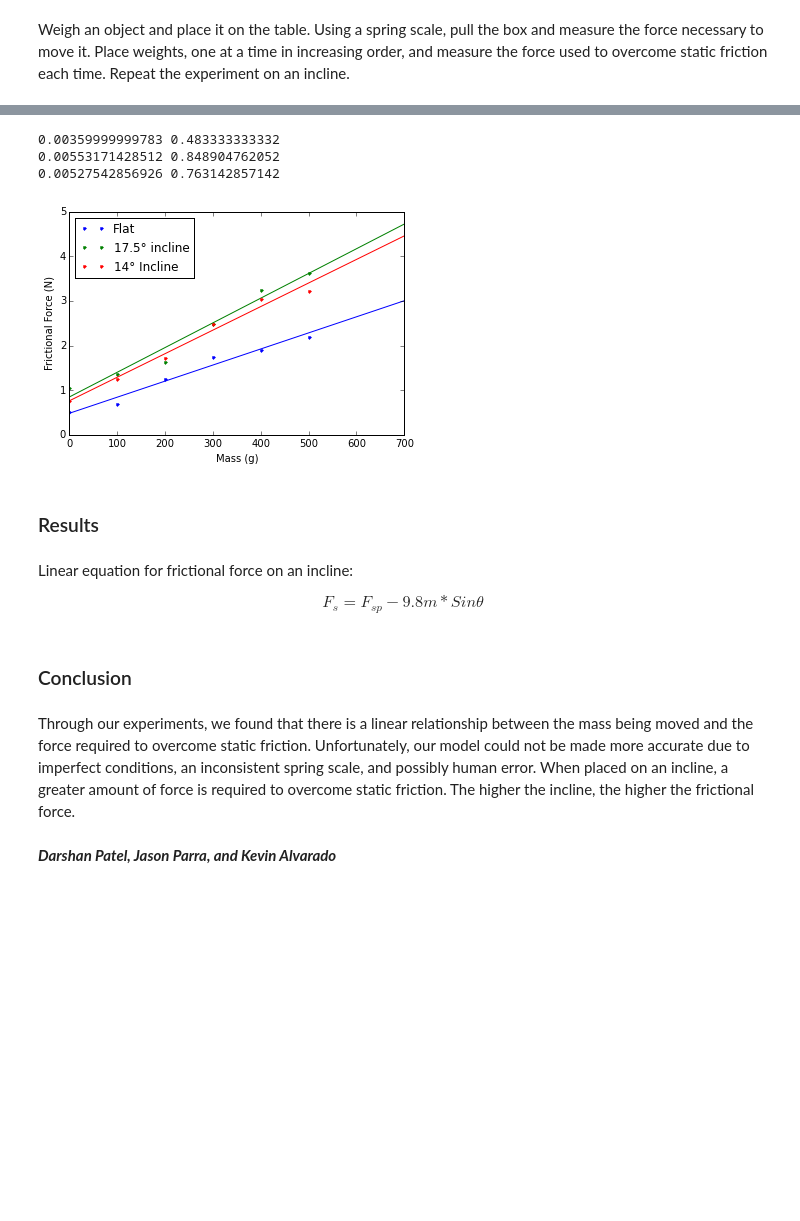
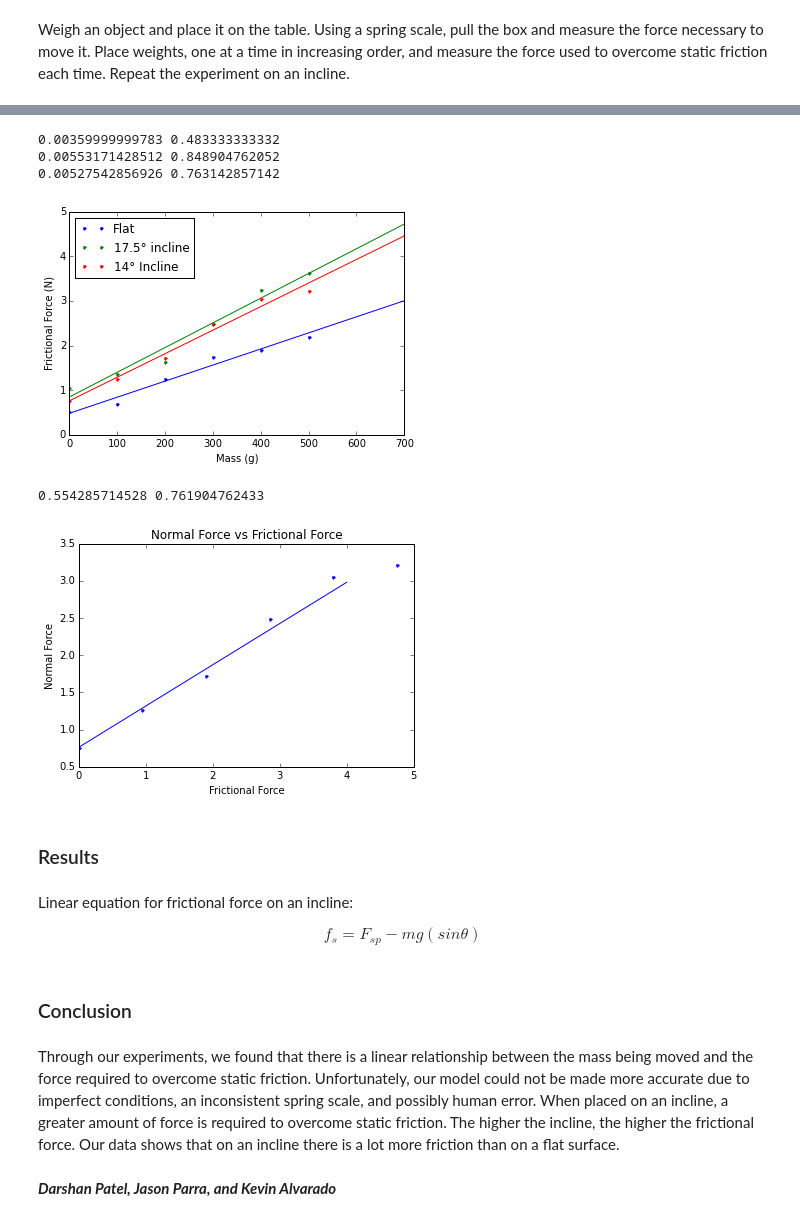
Before and after one commit to iDarshan12/Physics-Labs, a Jupyter notebook: Modelling Static Friction.ipynb, the cells around one changed output, grey strips where cells are left out. Cells and saved outputs as stored; diff of their text form; code cells hidden in the pictures; blank space fills up the shorter version.

Commit message:
Completed graph

```diff
--- a/Modelling Static Friction.ipynb
+++ b/Modelling Static Friction.ipynb
@@ -66,41 +77,60 @@ xm = np.linspace(0, 700, 400)
 x=[0, 100, 200, 300, 400, 500]
 y=[1.05, 1.36, 1.626, 2.489, 3.251, 3.615]
 
 plt.plot(x,y,'g.', label="17.5° incline")
 
 a,b = curve_fit(model, x, y)[0]
 print(a,b)
 plt.plot(xm, model(xm, a, b))
 plt.xlabel("Mass (g)")
 plt.ylabel("Frictional Force (N)")
 
 def model (x ,a, b):
     return a*x + b
 xm = np.linspace(0, 700, 400)
 x=[0, 100, 200, 300, 400, 500]
 y=[.75, 1.26, 1.726, 2.489, 3.052, 3.215]
 
+
+
 plt.plot(x,y,'r.', label="14° Incline")
 a,b = curve_fit(model, x, y)[0]
 print(a,b)
 plt.plot(xm, model(xm, a, b))
 plt.xlabel("Mass (g)")
 plt.ylabel("Frictional Force (N)")
 plt.legend(loc=2)
 plt.show()
+
+def model (x ,a, b):
+    return a*x + b
+xm = np.linspace(0, 4, 10)
+x=[0, 0.95, 1.9, 2.85, 3.8, 4.75]
+y=[.75, 1.26, 1.72, 2.48, 3.05, 3.21]
+plt.plot(x,y,'b.', label="Flat")
+
+a,b = curve_fit(model, x, y)[0]
+print(a,b)
+plt.plot(xm, model(xm, a, b))
+plt.xlabel("Frictional Force")
+plt.ylabel("Normal Force")
+plt.title("Normal Force vs Frictional Force")
+plt.show()
 # %% [output]
 0.00359999999783 0.483333333332
 0.00553171428512 0.848904762052
 0.00527542856926 0.763142857142
 [figure]
+0.554285714528 0.761904762433
+[figure, added]
 # %% [markdown]
 ### Results
 # %% [markdown]
 Linear equation for frictional force on an incline:
 
-$$ F_s = F_{sp} - 9.8m * Sin{\theta} $$
+$$ f_s = F_{sp} - mg (sin{\theta}) $$
 # %% [markdown]
 ### Conclusion
 # %% [markdown]
-Through our experiments, we found that there is a linear relationship between the mass being moved and the force required to overcome static friction. Unfortunately, our model could not be made more accurate due to imperfect conditions, an inconsistent spring scale, and possibly human error. When placed on an incline, a greater amount of force is required to overcome static friction. The higher the incline, the higher the frictional force.
+Through our experiments, we found that there is a linear relationship between the mass being moved and the force required to overcome static friction. Unfortunately, our model could not be made more accurate due to imperfect conditions, an inconsistent spring scale, and possibly human error. When placed on an incline, a greater amount of force is required to overcome static friction. The higher the incline, the higher the frictional force. Our data shows that on an incline there is a lot more friction than on a flat surface.
 # %% [markdown]
```
Also changed, not shown: parts of 1 cell of this notebook, 1 other file.
